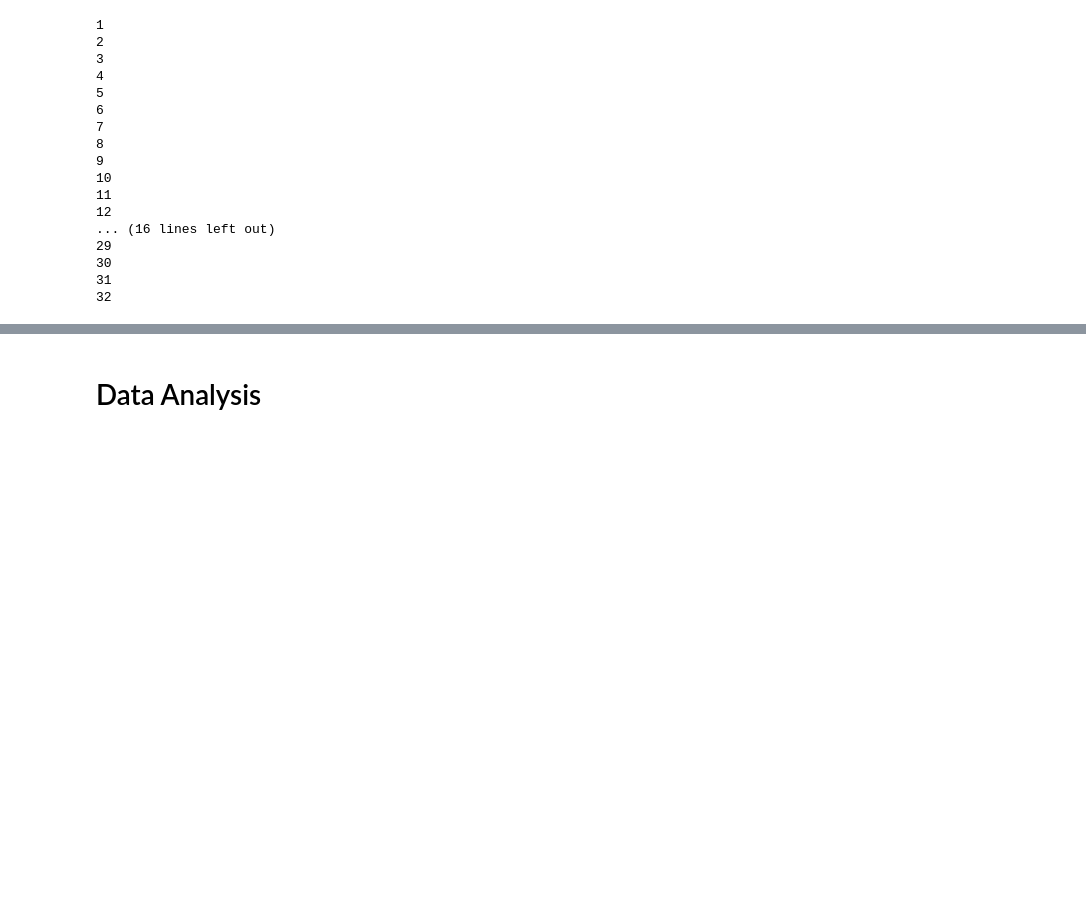
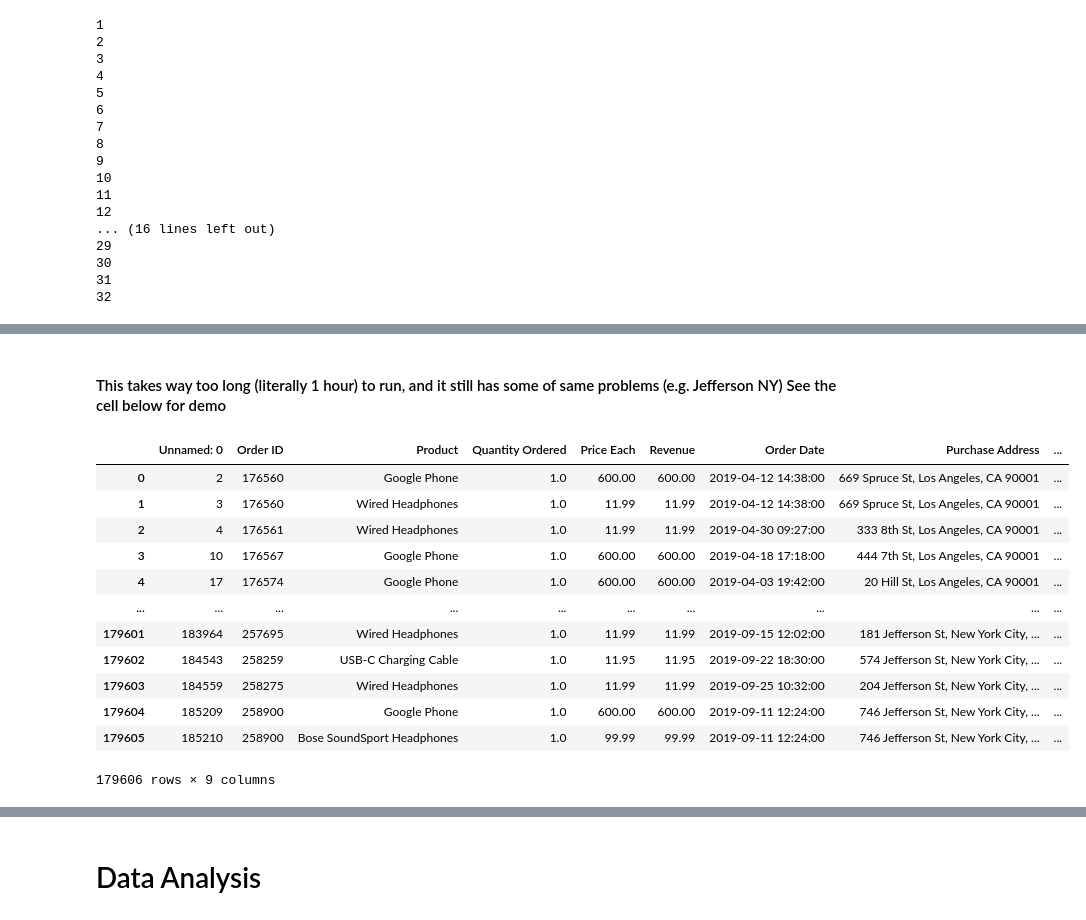
Before and after one commit to Saminyead/Location-wise-Sales-Data-from-Non-uniform-Address-Formats, a Jupyter notebook: Comparing_to_public_dataset.ipynb, the cells around one changed output, grey strips where cells are left out. Cells and saved outputs as stored; diff of their text form; code cells hidden in the pictures; blank space fills up the shorter version.

```diff
--- a/Comparing_to_public_dataset.ipynb
+++ b/Comparing_to_public_dataset.ipynb
@@ -247,0 +364,21 @@ sales_data_cities
+# %% [markdown]
+#### This takes way too long (literally 1 hour) to run, and it still has some of same problems (e.g. Jefferson NY) See the cell below for demo
+# %%
+#saved the previous dataframe into a csv
+#loading from there
+sales_data_cities1 = pd.read_csv('./SalesAnalysis/Output/sales_data_cities1.csv')
+sales_data_cities1
+# %% [output]
+|  | Unnamed: 0 | Order ID | Product | Quantity Ordered | Price Each | Revenue | Order Date | Purchase Address | ... |
+| 0 | 2 | 176560 | Google Phone | 1.0 | 600.00 | 600.00 | 2019-04-12 14:38:00 | 669 Spruce St, Los Angeles, CA 90001 | ... |
+| 1 | 3 | 176560 | Wired Headphones | 1.0 | 11.99 | 11.99 | 2019-04-12 14:38:00 | 669 Spruce St, Los Angeles, CA 90001 | ... |
+| 2 | 4 | 176561 | Wired Headphones | 1.0 | 11.99 | 11.99 | 2019-04-30 09:27:00 | 333 8th St, Los Angeles, CA 90001 | ... |
+| 3 | 10 | 176567 | Google Phone | 1.0 | 600.00 | 600.00 | 2019-04-18 17:18:00 | 444 7th St, Los Angeles, CA 90001 | ... |
+| 4 | 17 | 176574 | Google Phone | 1.0 | 600.00 | 600.00 | 2019-04-03 19:42:00 | 20 Hill St, Los Angeles, CA 90001 | ... |
+| ... | ... | ... | ... | ... | ... | ... | ... | ... | ... |
+| 179601 | 183964 | 257695 | Wired Headphones | 1.0 | 11.99 | 11.99 | 2019-09-15 12:02:00 | 181 Jefferson St, New York City, ... | ... |
+| 179602 | 184543 | 258259 | USB-C Charging Cable | 1.0 | 11.95 | 11.95 | 2019-09-22 18:30:00 | 574 Jefferson St, New York City, ... | ... |
+| 179603 | 184559 | 258275 | Wired Headphones | 1.0 | 11.99 | 11.99 | 2019-09-25 10:32:00 | 204 Jefferson St, New York City, ... | ... |
+| 179604 | 185209 | 258900 | Google Phone | 1.0 | 600.00 | 600.00 | 2019-09-11 12:24:00 | 746 Jefferson St, New York City, ... | ... |
+| 179605 | 185210 | 258900 | Bose SoundSport Headphones | 1.0 | 99.99 | 99.99 | 2019-09-11 12:24:00 | 746 Jefferson St, New York City, ... | ... |
+179606 rows × 9 columns
```
Also changed, not shown: parts of 36 cells of this notebook, 2 other files.
